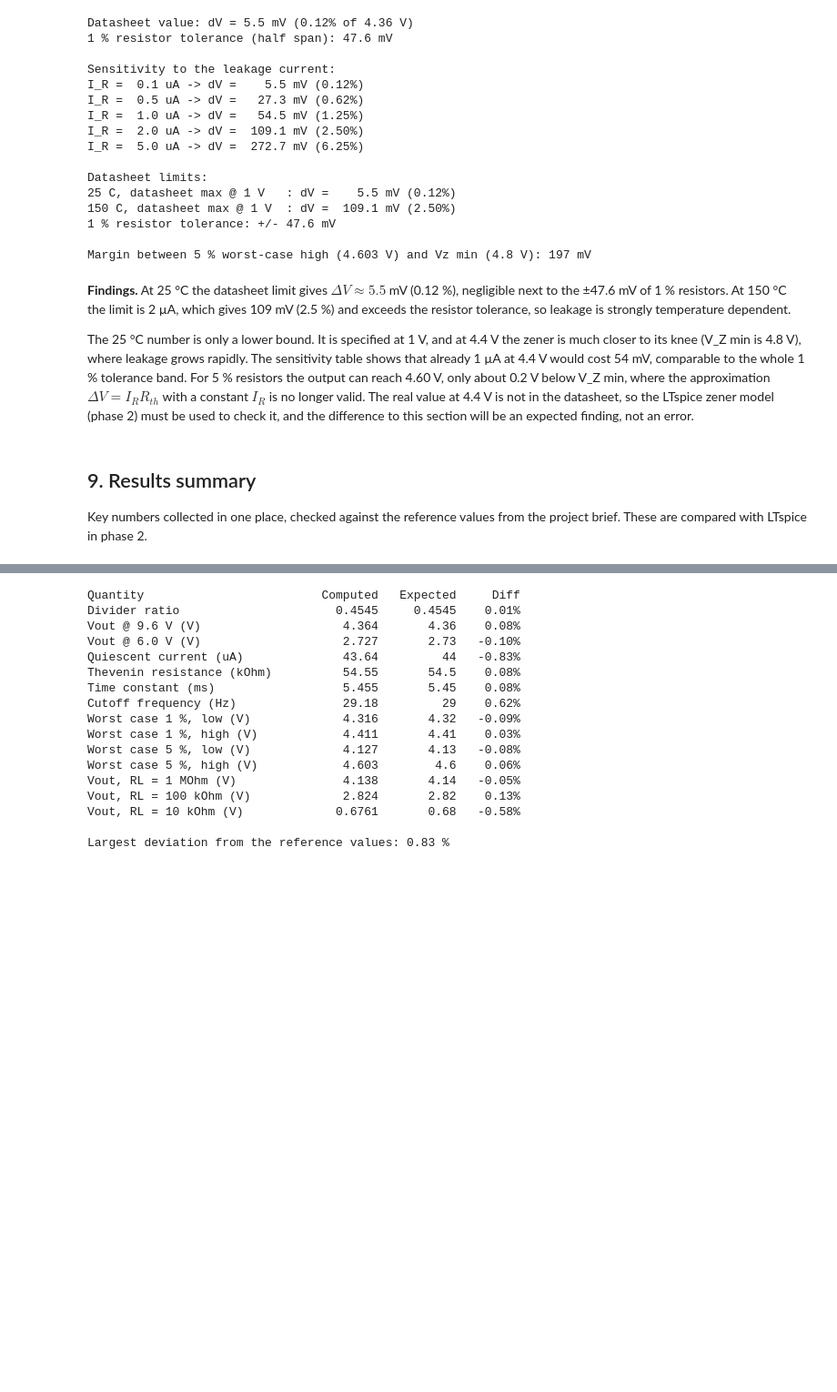
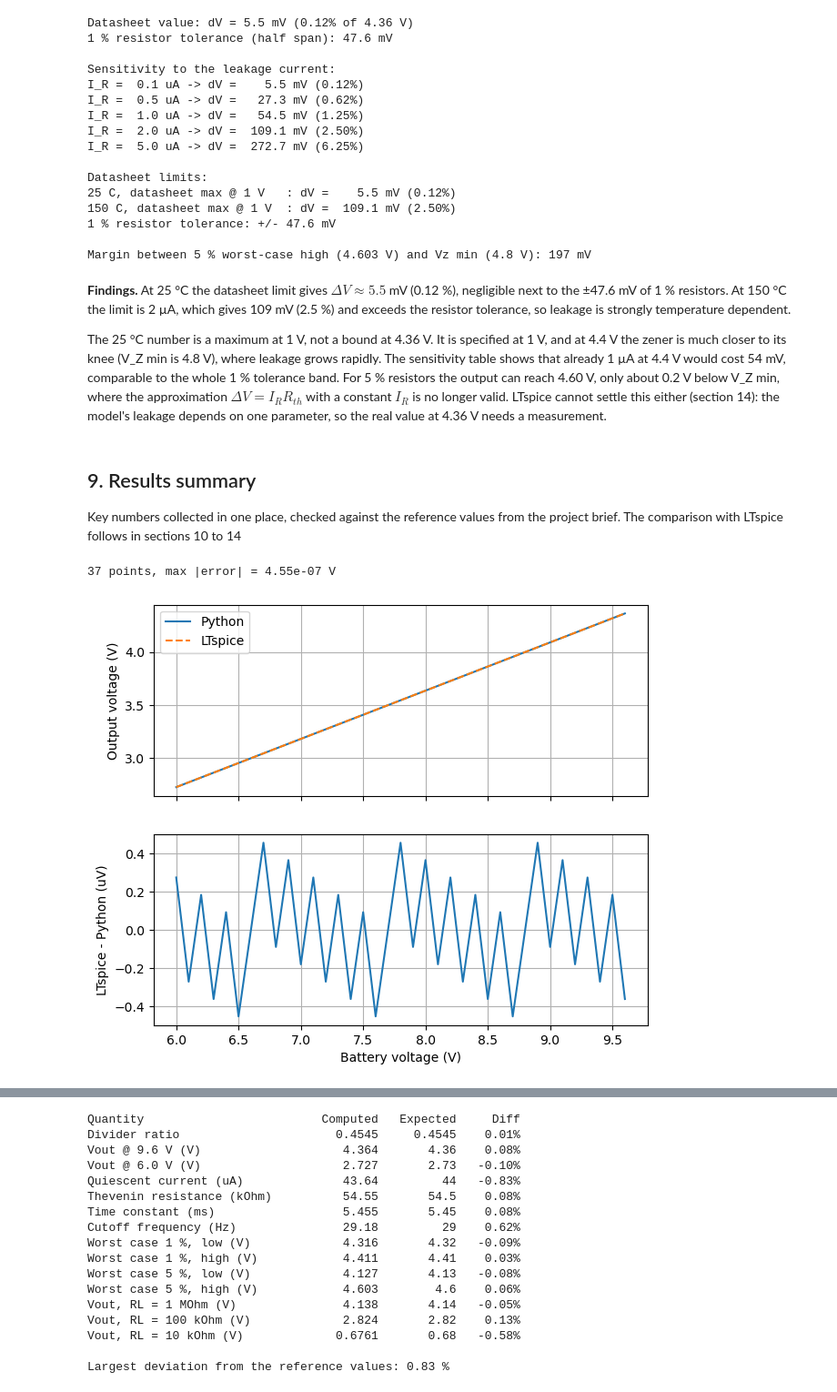
Before and after one commit to bojanniki/voltage-divider-filter, a Jupyter notebook: notebook/01_divider_calculation.ipynb, the cells around one changed output, grey strips where cells are left out. Shown at 91% size. Drawn from its saved outputs; the diff is of its cells as text; code cells hidden in the pictures; blank space fills up the shorter version.

Commit message:
Add Python vs LTspice comparison and fix zener leakage wording

```diff
--- a/notebook/01_divider_calculation.ipynb
+++ b/notebook/01_divider_calculation.ipynb
@@ -289,7 +290,32 @@ Margin between 5 % worst-case high (4.603 V) and Vz min (4.8 V): 197 mV
 # %% [markdown]
 **Findings.** At 25 °C the datasheet limit gives $\Delta V \approx 5.5$ mV (0.12 %), negligible next to the ±47.6 mV of 1 % resistors. At 150 °C the limit is 2 µA, which gives 109 mV (2.5 %) and exceeds the resistor tolerance, so leakage is strongly temperature dependent.
 
-The 25 °C number is only a lower bound. It is specified at 1 V, and at 4.4 V the zener is much closer to its knee (V_Z min is 4.8 V), where leakage grows rapidly. The sensitivity table shows that already 1 µA at 4.4 V would cost 54 mV, comparable to the whole 1 % tolerance band. For 5 % resistors the output can reach 4.60 V, only about 0.2 V below V_Z min, where the approximation $\Delta V = I_R R_{th}$ with a constant $I_R$ is no longer valid. The real value at 4.4 V is not in the datasheet, so the LTspice zener model (phase 2) must be used to check it, and the difference to this section will be an expected finding, not an error.
+The 25 °C number is a maximum at 1 V, not a bound at 4.36 V. It is specified at 1 V, and at 4.4 V the zener is much closer to its knee (V_Z min is 4.8 V), where leakage grows rapidly. The sensitivity table shows that already 1 µA at 4.4 V would cost 54 mV, comparable to the whole 1 % tolerance band. For 5 % resistors the output can reach 4.60 V, only about 0.2 V below V_Z min, where the approximation $\Delta V = I_R R_{th}$ with a constant $I_R$ is no longer valid. LTspice cannot settle this either (section 14): the model's leakage depends on one parameter, so the real value at 4.36 V needs a measurement.
 # %% [markdown]
 ## 9. Results summary
-Key numbers collected in one place, checked against the reference values from the project brief. These are compared with LTspice in phase 2.
+Key numbers collected in one place, checked against the reference values from the project brief. The comparison with LTspice follows in sections 10 to 14
+# %%
+DATA_DIR = Path("../ltspice/data")
+DOCS_DIR = Path("../docs")
+DOCS_DIR.mkdir(exist_ok=True)
+
+data = np.genfromtxt(DATA_DIR / "vout_vs_vbat.txt", skip_header=1)
+v_spice, vout_spice = data[:, 0], data[:, 1]
+vout_py = divider_out(v_spice, R1, R2)
+err = vout_spice - vout_py
+print(f"{len(v_spice)} points, max |error| = {np.abs(err).max():.2e} V")
+assert np.abs(err).max() < 1e-4
+
+fig, (ax1, ax2) = plt.subplots(2, 1, figsize=(7, 6), sharex=True)
+ax1.plot(v_spice, vout_py, label="Python")
+ax1.plot(v_spice, vout_spice, "--", label="LTspice")
+ax1.set_ylabel("Output voltage (V)")
+ax1.legend()
+ax2.plot(v_spice, err * 1e6)
+ax2.set_xlabel("Battery voltage (V)")
+ax2.set_ylabel("LTspice - Python (uV)")
+fig.savefig(FIG_DIR / "04_python_vs_ltspice_dc.png", dpi=150, bbox_inches="tight")
+plt.show()
+# %% [output]
+37 points, max |error| = 4.55e-07 V
+[figure, added]
```
Also changed, not shown: parts of 19 cells of this notebook, 8 other files.
